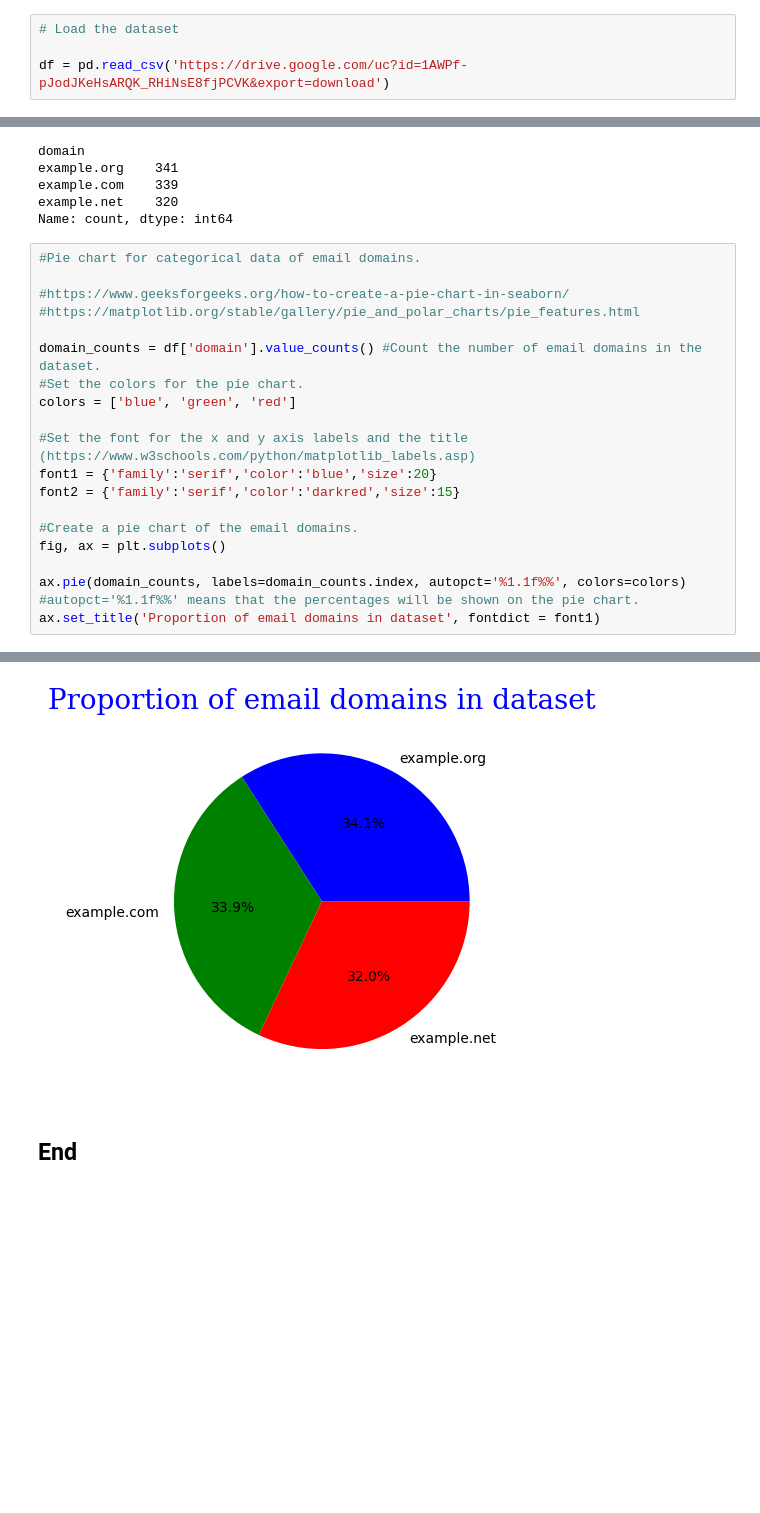
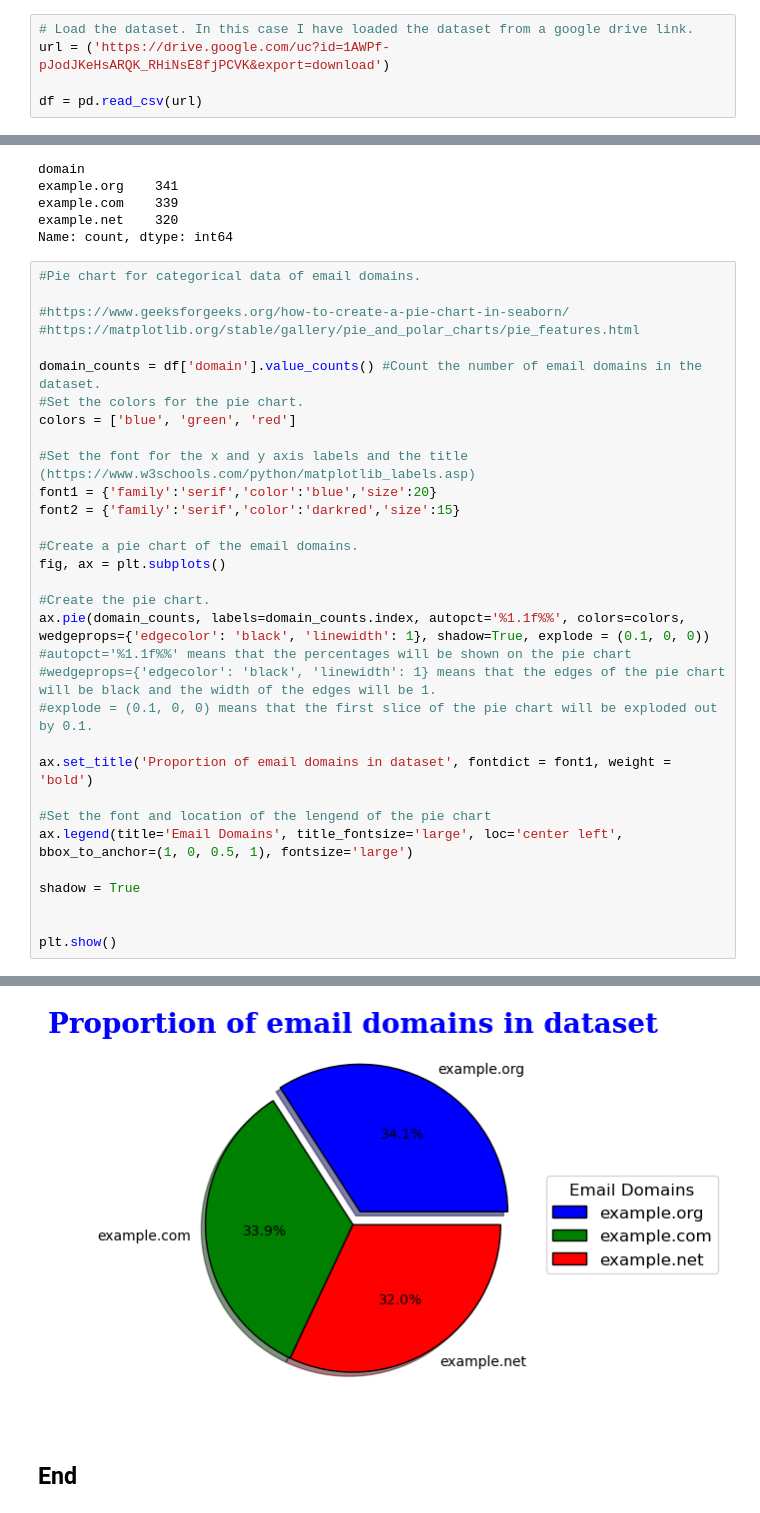
Before and after one commit to MikeCurleyCoosan/PFDA, a Jupyter notebook: PFDA_assignments/assignment03-pie.ipynb, the cells around one changed output, grey strips where cells are left out. Saved outputs shown, nothing was run; the diff lists cells and outputs as text; blank space fills up the shorter version.

```diff
--- a/PFDA_assignments/assignment03-pie.ipynb
+++ b/PFDA_assignments/assignment03-pie.ipynb
@@ -9,9 +27,10 @@ import pandas as pd
 import numpy as np
 import matplotlib.pyplot as plt
 # %%
-# Load the dataset
+# Load the dataset. In this case I have loaded the dataset from a google drive link.
+url = ('https://drive.google.com/uc?id=1AWPf-pJodJKeHsARQK_RHiNsE8fjPCVK&export=download')
 
-df = pd.read_csv('https://drive.google.com/uc?id=1AWPf-pJodJKeHsARQK_RHiNsE8fjPCVK&export=download')
+df = pd.read_csv(url)
 # %%
 # Display the first 5 rows of the dataset
 
@@ -69,7 +90,19 @@ font2 = {'family':'serif','color':'darkred','size':15}
 #Create a pie chart of the email domains.
 fig, ax = plt.subplots()
 
-ax.pie(domain_counts, labels=domain_counts.index, autopct='%1.1f%%', colors=colors)
-#autopct='%1.1f%%' means that the percentages will be shown on the pie chart.
-ax.set_title('Proportion of email domains in dataset', fontdict = font1)
+#Create the pie chart.
+ax.pie(domain_counts, labels=domain_counts.index, autopct='%1.1f%%', colors=colors, wedgeprops={'edgecolor': 'black', 'linewidth': 1}, shadow=True, explode = (0.1, 0, 0))
+#autopct='%1.1f%%' means that the percentages will be shown on the pie chart
+#wedgeprops={'edgecolor': 'black', 'linewidth': 1} means that the edges of the pie chart will be black and the width of the edges will be 1.
+#explode = (0.1, 0, 0) means that the first slice of the pie chart will be exploded out by 0.1.
+
+ax.set_title('Proportion of email domains in dataset', fontdict = font1, weight = 'bold')
+
+#Set the font and location of the lengend of the pie chart
+ax.legend(title='Email Domains', title_fontsize='large', loc='center left', bbox_to_anchor=(1, 0, 0.5, 1), fontsize='large')
+
+shadow = True
+
+
+plt.show()
 # %% [output]
@@ -77,3 +109,3 @@ Text(0.5, 1.0, 'Proportion of email domains in dataset')
-[figure, old version]
+[figure, new version]
 # %% [markdown]
 ## End
```
Also changed, not shown: parts of 4 cells of this notebook, 2 other files.
